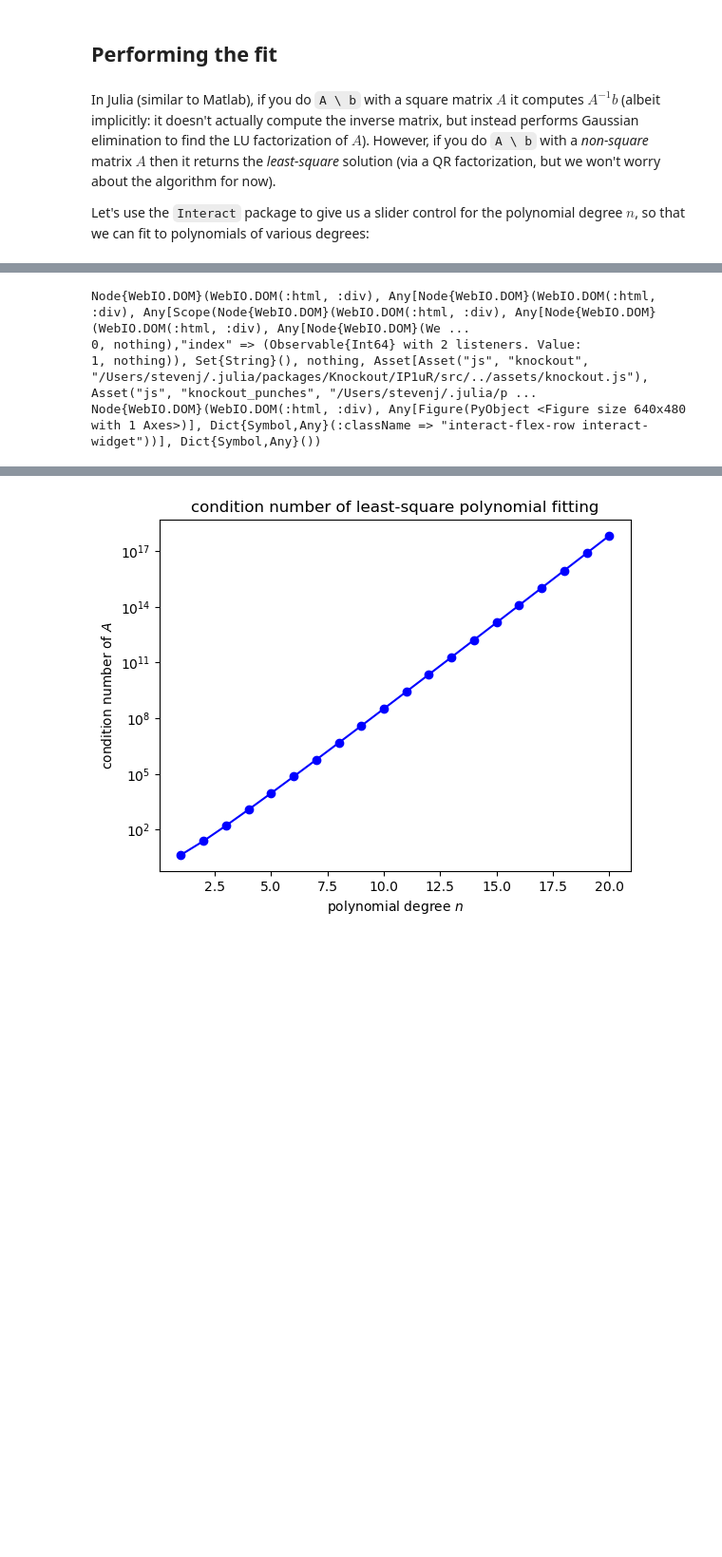
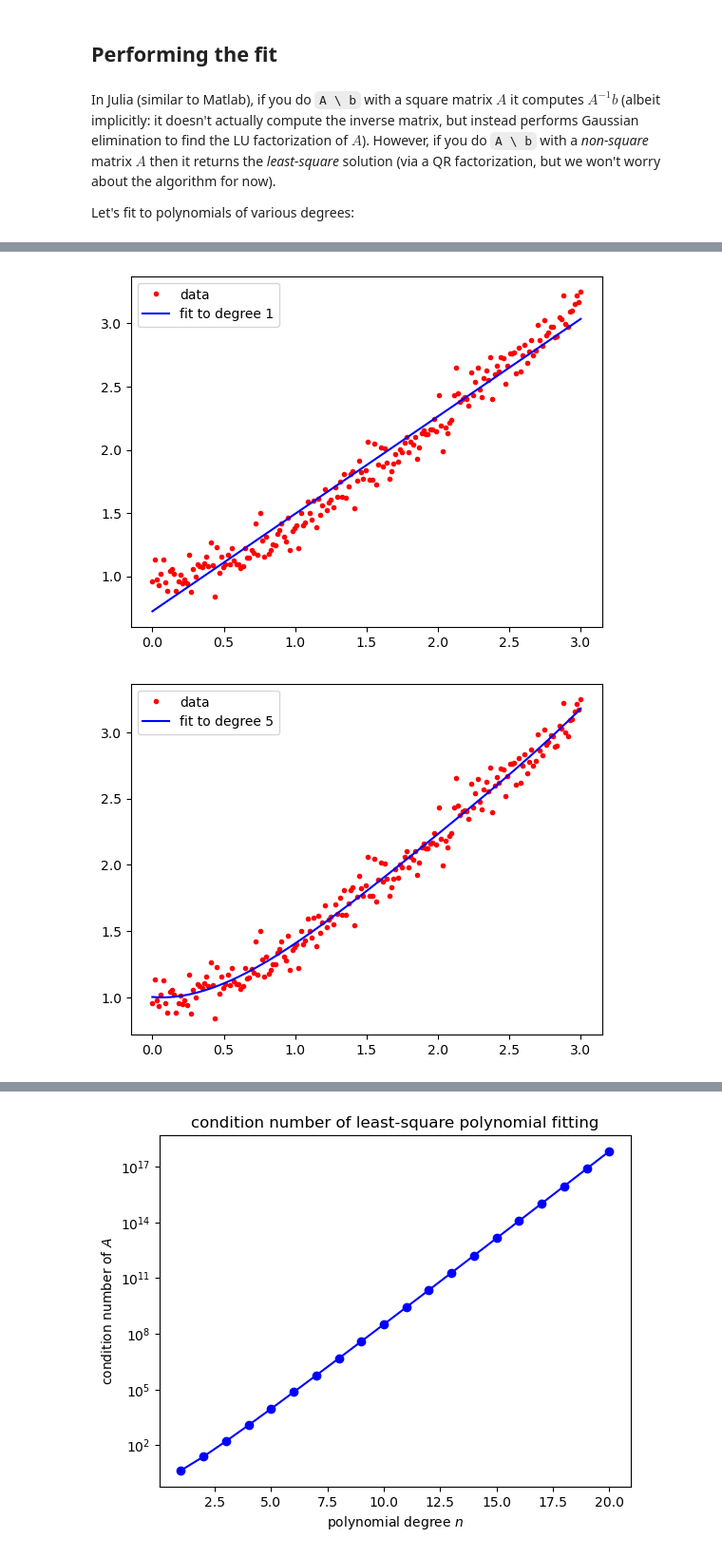
Before and after one commit to mitmath/18335, a Jupyter notebook: notes/Least-squares.ipynb, the cells around one changed output, grey strips where cells are left out. Shown: that part at 95% size. Drawn from its saved outputs; the diff is of its cells as text; code cells hidden in the pictures; blank space fills up the shorter version.

```diff
--- a/notes/Least-squares.ipynb
+++ b/notes/Least-squares.ipynb
@@ -107,18 +107,16 @@ A = x .^ [0 1 2]
 # %% [markdown]
 In Julia (similar to Matlab), if you do `A \ b` with a square matrix $A$ it computes $A^{-1} b$ (albeit implicitly: it doesn't actually compute the inverse matrix, but instead performs Gaussian elimination to find the LU factorization of $A$).    However, if you do `A \ b` with a *non-square* matrix $A$ then it returns the *least-square* solution (via a QR factorization, but we won't worry about the algorithm for now).
 
-Let's use the `Interact` package to give us a slider control for the polynomial degree $n$, so that we can fit to polynomials of various degrees:
+Let's fit to polynomials of various degrees:
 # %%
-using Interact
-
 f = figure()
-@manipulate for n in slider(1:40, value=1)
-    withfig(f) do
+for n in 1:4:40
+    display(withfig(f) do
         A = x .^ (0:n)'
         c = A \ yn
         plot(x, yn, "r.")
         plot(x, A * c, "b-")
         legend(["data", "fit to degree $n"], loc="upper left")
-    end
+    end)
 end
 # %% [output]
@@ -126,4 +123,2 @@ HTML{String}("<script>\n// Immediately-invoked-function-expression to avoid glob
-Node{WebIO.DOM}(WebIO.DOM(:html, :div), Any[Node{WebIO.DOM}(WebIO.DOM(:html, :div), Any[Scope(Node{WebIO.DOM}(WebIO.DOM(:html, :div), Any[Node{WebIO.DOM}(WebIO.DOM(:html, :div), Any[Node{WebIO.DOM}(We ...
-0, nothing),"index" => (Observable{Int64} with 2 listeners. Value:
-1, nothing)), Set{String}(), nothing, Asset[Asset("js", "knockout", "/Users/stevenj/.julia/packages/Knockout/IP1uR/src/../assets/knockout.js"), Asset("js", "knockout_punches", "/Users/stevenj/.julia/p ...
-Node{WebIO.DOM}(WebIO.DOM(:html, :div), Any[Figure(PyObject <Figure size 640x480 with 1 Axes>)], Dict{Symbol,Any}(:className => "interact-flex-row interact-widget"))], Dict{Symbol,Any}())
+[figure, added]
+[figure, added]
```
Also changed, not shown: parts of 5 cells of this notebook.
